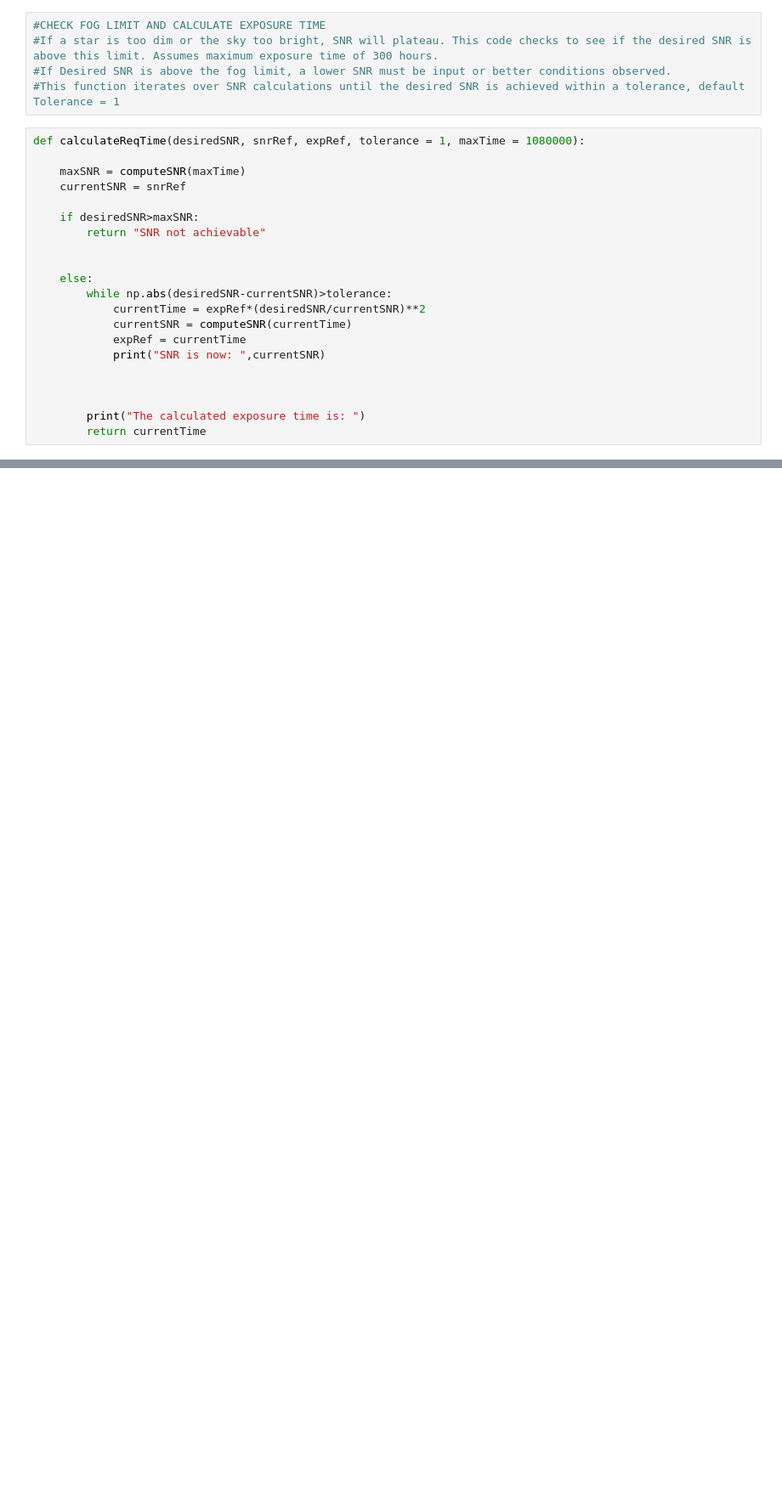
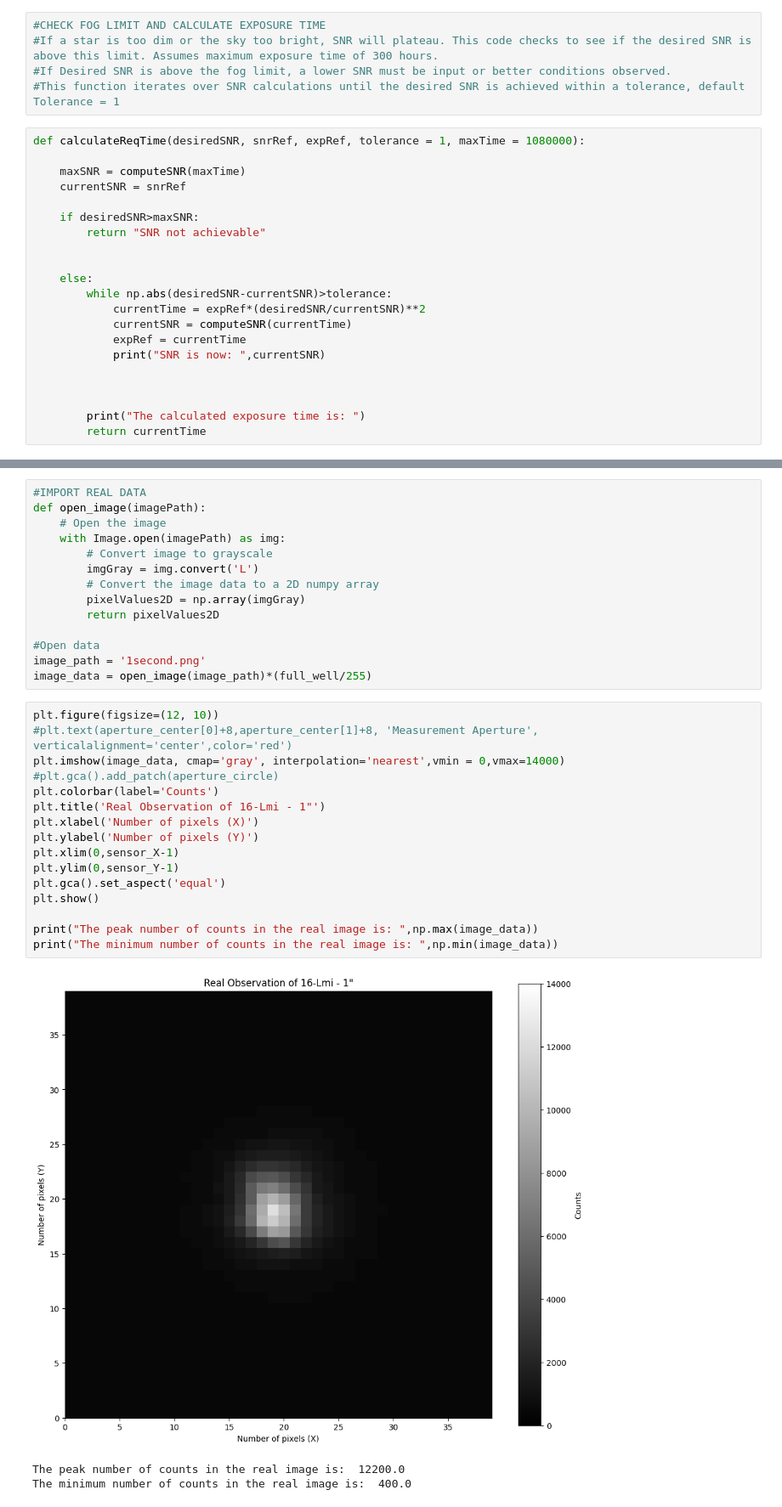
Before and after one commit to RJWier/Glenlea-ETC, a Jupyter notebook: EXPOSURE_TIME_CALCULATOR.ipynb, the cells around one changed output, grey strips where cells are left out. Shown: that part at 85% size. Saved outputs shown, nothing was run; the diff lists cells and outputs as text; blank space fills up the shorter version.

Commit message:
Update to include real observation
ETC now compares simulated data with a sample exposure

```diff
--- a/EXPOSURE_TIME_CALCULATOR.ipynb
+++ b/EXPOSURE_TIME_CALCULATOR.ipynb
@@ -287,0 +276,34 @@ The calculated exposure time is:
+# %%
+#IMPORT REAL DATA
+def open_image(imagePath):
+    # Open the image
+    with Image.open(imagePath) as img:
+        # Convert image to grayscale
+        imgGray = img.convert('L')
+        # Convert the image data to a 2D numpy array
+        pixelValues2D = np.array(imgGray)
+        return pixelValues2D
+
+#Open data
+image_path = '1second.png'
+image_data = open_image(image_path)*(full_well/255)
+# %%
+plt.figure(figsize=(12, 10))
+#plt.text(aperture_center[0]+8,aperture_center[1]+8, 'Measurement Aperture', verticalalignment='center',color='red')
+plt.imshow(image_data, cmap='gray', interpolation='nearest',vmin = 0,vmax=14000)
+#plt.gca().add_patch(aperture_circle)
+plt.colorbar(label='Counts')
+plt.title('Real Observation of 16-Lmi - 1"')
+plt.xlabel('Number of pixels (X)')
+plt.ylabel('Number of pixels (Y)')
+plt.xlim(0,sensor_X-1)
+plt.ylim(0,sensor_Y-1)
+plt.gca().set_aspect('equal')
+plt.show()
+
+print("The peak number of counts in the real image is: ",np.max(image_data))
+print("The minimum number of counts in the real image is: ",np.min(image_data))
+# %% [output]
+[figure, added]
+The peak number of counts in the real image is:  12200.0
+The minimum number of counts in the real image is:  400.0
```
Also changed, not shown: parts of 18 cells of this notebook, 1 other file.
